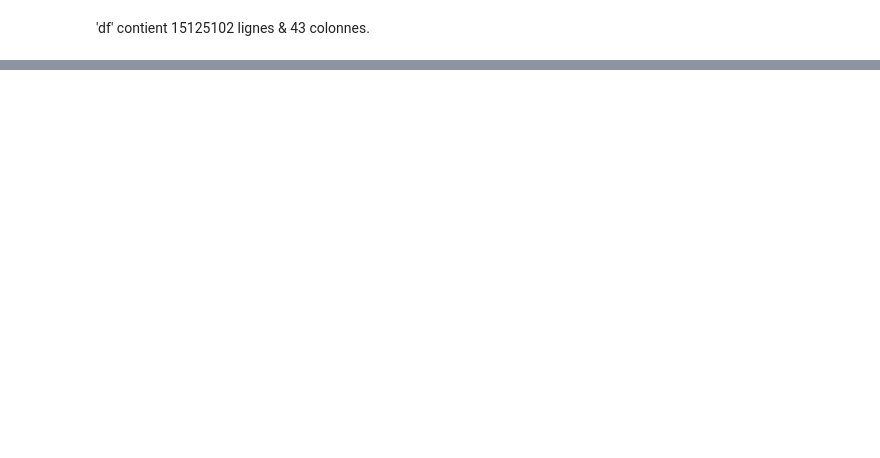
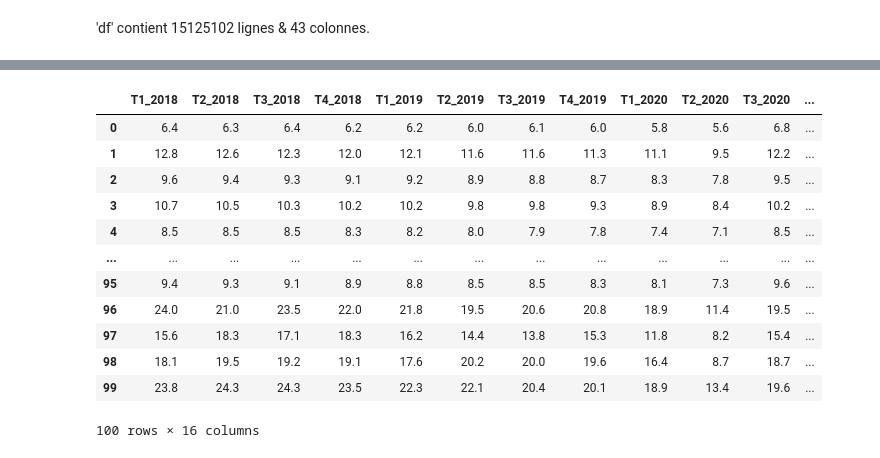
Before and after one commit to dounya-bourhani/ProjetPython, a Jupyter notebook: rapport_analyse.ipynb, the cells around one changed output, grey strips where cells are left out. Cells and saved outputs as stored; diff of their text form; code cells hidden in the pictures; blank space fills up the shorter version.

```diff
--- a/rapport_analyse.ipynb
+++ b/rapport_analyse.ipynb
@@ -42,0 +77,7 @@ df_wo_NaN = df.dropna(axis=1, how='all')
+# %%
+import pandas as pd
+chomage = pd.read_excel('sl_etc_2023T2.xls',sheet_name='Département')
+
+total_rows = len(chomage)
+chomage = chomage.iloc[:total_rows - 4]
+chomage
@@ -42,0 +98,22 @@ df_wo_NaN = df.dropna(axis=1, how='all')
+# %%
+colonnes_selectionnees = chomage.filter(like='2018').columns.tolist() + \
+                         chomage.filter(like='2019').columns.tolist() + \
+                         chomage.filter(like='2020').columns.tolist() + \
+                         chomage.filter(like='2021').columns.tolist()
+
+nouveau_chomage = chomage[colonnes_selectionnees]
+nouveau_chomage
+# %% [output]
+|  | T1_2018 | T2_2018 | T3_2018 | T4_2018 | T1_2019 | T2_2019 | T3_2019 | T4_2019 | T1_2020 | T2_2020 | T3_2020 | ... |
+| 0 | 6.4 | 6.3 | 6.4 | 6.2 | 6.2 | 6.0 | 6.1 | 6.0 | 5.8 | 5.6 | 6.8 | ... |
+| 1 | 12.8 | 12.6 | 12.3 | 12.0 | 12.1 | 11.6 | 11.6 | 11.3 | 11.1 | 9.5 | 12.2 | ... |
+| 2 | 9.6 | 9.4 | 9.3 | 9.1 | 9.2 | 8.9 | 8.8 | 8.7 | 8.3 | 7.8 | 9.5 | ... |
+| 3 | 10.7 | 10.5 | 10.3 | 10.2 | 10.2 | 9.8 | 9.8 | 9.3 | 8.9 | 8.4 | 10.2 | ... |
+| 4 | 8.5 | 8.5 | 8.5 | 8.3 | 8.2 | 8.0 | 7.9 | 7.8 | 7.4 | 7.1 | 8.5 | ... |
+| ... | ... | ... | ... | ... | ... | ... | ... | ... | ... | ... | ... | ... |
+| 95 | 9.4 | 9.3 | 9.1 | 8.9 | 8.8 | 8.5 | 8.5 | 8.3 | 8.1 | 7.3 | 9.6 | ... |
+| 96 | 24.0 | 21.0 | 23.5 | 22.0 | 21.8 | 19.5 | 20.6 | 20.8 | 18.9 | 11.4 | 19.5 | ... |
+| 97 | 15.6 | 18.3 | 17.1 | 18.3 | 16.2 | 14.4 | 13.8 | 15.3 | 11.8 | 8.2 | 15.4 | ... |
+| 98 | 18.1 | 19.5 | 19.2 | 19.1 | 17.6 | 20.2 | 20.0 | 19.6 | 16.4 | 8.7 | 18.7 | ... |
+| 99 | 23.8 | 24.3 | 24.3 | 23.5 | 22.3 | 22.1 | 20.4 | 20.1 | 18.9 | 13.4 | 19.6 | ... |
+100 rows × 16 columns
```
Also changed, not shown: parts of 37 cells of this notebook.
